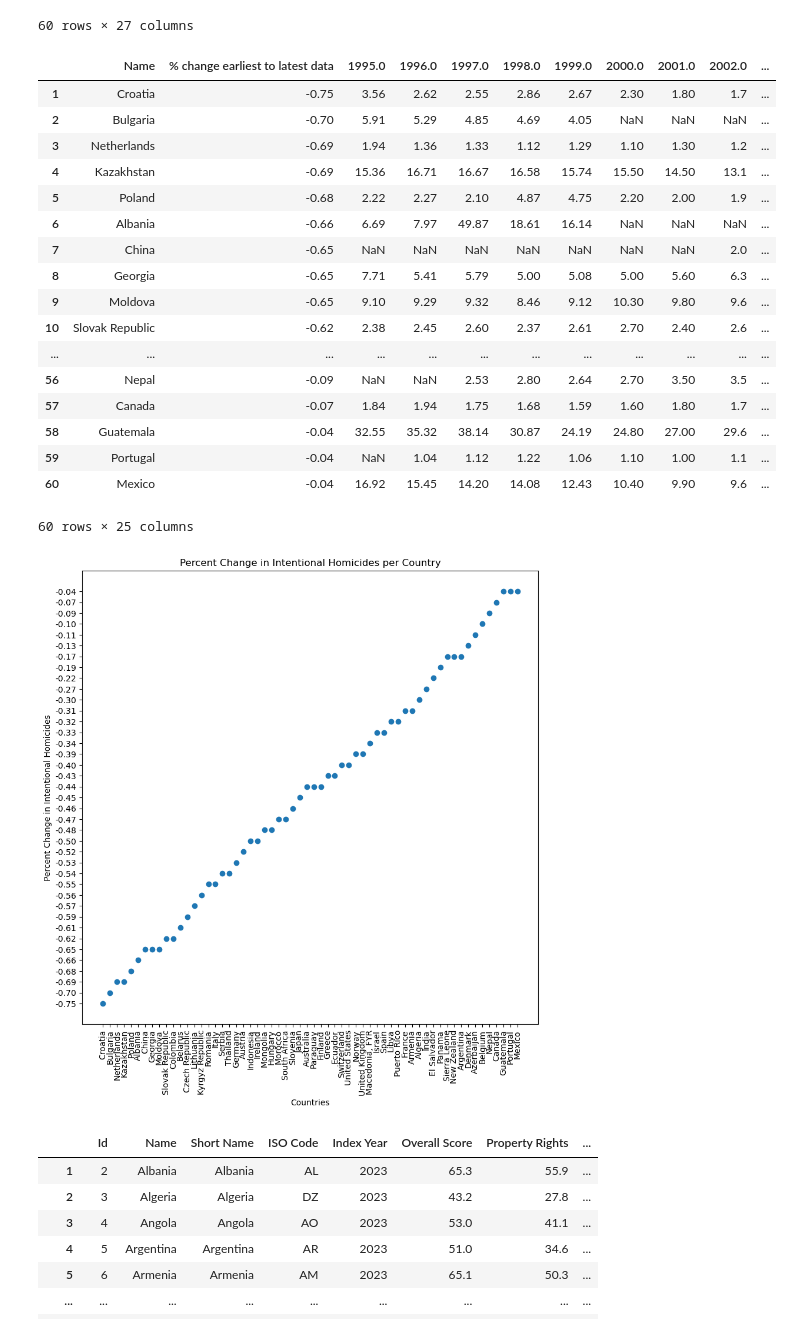
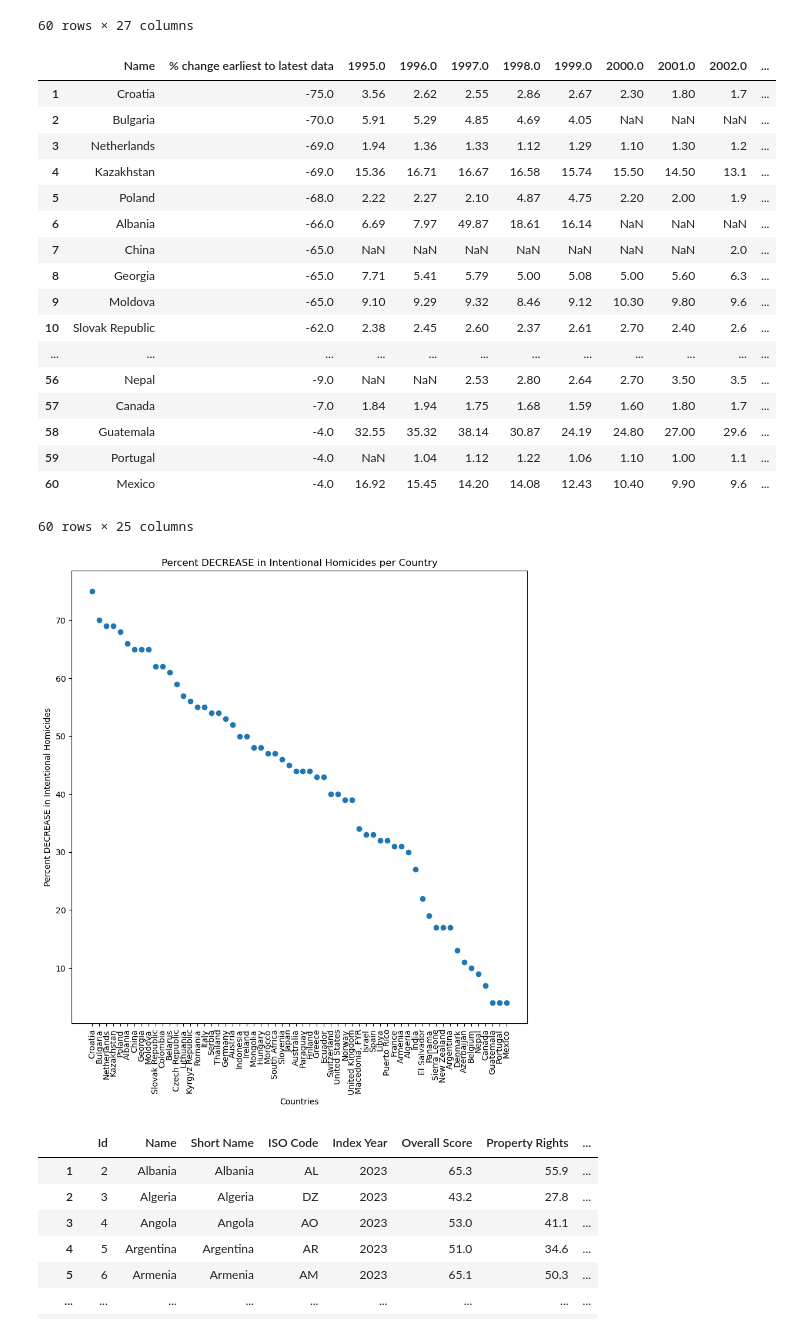
Before and after one commit to spencerjauslander/AugustProject1, a Jupyter notebook: Draft.ipynb, the cells around one changed output. Saved outputs shown, nothing was run; the diff lists cells and outputs as text; code cells hidden in the pictures.

Commit message:
Graph Changes

```diff
--- a/Draft.ipynb
+++ b/Draft.ipynb
@@ -46,37 +46,39 @@ Homicide_df
 # %%
 Homicide_df_final = Homicide_df.drop(columns=["source", "URL"])
 Homicide_df_final = Homicide_df_final.rename(columns={"country": "Name"})
+Homicide_df_final["% change earliest to latest data"] = pd.to_numeric(Homicide_df_final["% change earliest to latest data"])
+Homicide_df_final["% change earliest to latest data"] = Homicide_df_final["% change earliest to latest data"]*100
 Homicide_df_final
 # %% [output]
 |  | Name | % change earliest to latest data | 1995.0 | 1996.0 | 1997.0 | 1998.0 | 1999.0 | 2000.0 | 2001.0 | 2002.0 | ... |
-| 1 | Croatia | -0.75 | 3.56 | 2.62 | 2.55 | 2.86 | 2.67 | 2.30 | 1.80 | 1.7 | ... |
-| 2 | Bulgaria | -0.70 | 5.91 | 5.29 | 4.85 | 4.69 | 4.05 | NaN | NaN | NaN | ... |
-| 3 | Netherlands | -0.69 | 1.94 | 1.36 | 1.33 | 1.12 | 1.29 | 1.10 | 1.30 | 1.2 | ... |
-| 4 | Kazakhstan | -0.69 | 15.36 | 16.71 | 16.67 | 16.58 | 15.74 | 15.50 | 14.50 | 13.1 | ... |
-| 5 | Poland | -0.68 | 2.22 | 2.27 | 2.10 | 4.87 | 4.75 | 2.20 | 2.00 | 1.9 | ... |
-| 6 | Albania | -0.66 | 6.69 | 7.97 | 49.87 | 18.61 | 16.14 | NaN | NaN | NaN | ... |
-| 7 | China | -0.65 | NaN | NaN | NaN | NaN | NaN | NaN | NaN | 2.0 | ... |
-| 8 | Georgia | -0.65 | 7.71 | 5.41 | 5.79 | 5.00 | 5.08 | 5.00 | 5.60 | 6.3 | ... |
-| 9 | Moldova | -0.65 | 9.10 | 9.29 | 9.32 | 8.46 | 9.12 | 10.30 | 9.80 | 9.6 | ... |
-| 10 | Slovak Republic | -0.62 | 2.38 | 2.45 | 2.60 | 2.37 | 2.61 | 2.70 | 2.40 | 2.6 | ... |
+| 1 | Croatia | -75.0 | 3.56 | 2.62 | 2.55 | 2.86 | 2.67 | 2.30 | 1.80 | 1.7 | ... |
+| 2 | Bulgaria | -70.0 | 5.91 | 5.29 | 4.85 | 4.69 | 4.05 | NaN | NaN | NaN | ... |
+| 3 | Netherlands | -69.0 | 1.94 | 1.36 | 1.33 | 1.12 | 1.29 | 1.10 | 1.30 | 1.2 | ... |
+| 4 | Kazakhstan | -69.0 | 15.36 | 16.71 | 16.67 | 16.58 | 15.74 | 15.50 | 14.50 | 13.1 | ... |
+| 5 | Poland | -68.0 | 2.22 | 2.27 | 2.10 | 4.87 | 4.75 | 2.20 | 2.00 | 1.9 | ... |
+| 6 | Albania | -66.0 | 6.69 | 7.97 | 49.87 | 18.61 | 16.14 | NaN | NaN | NaN | ... |
+| 7 | China | -65.0 | NaN | NaN | NaN | NaN | NaN | NaN | NaN | 2.0 | ... |
+| 8 | Georgia | -65.0 | 7.71 | 5.41 | 5.79 | 5.00 | 5.08 | 5.00 | 5.60 | 6.3 | ... |
+| 9 | Moldova | -65.0 | 9.10 | 9.29 | 9.32 | 8.46 | 9.12 | 10.30 | 9.80 | 9.6 | ... |
+| 10 | Slovak Republic | -62.0 | 2.38 | 2.45 | 2.60 | 2.37 | 2.61 | 2.70 | 2.40 | 2.6 | ... |
 | ... | ... | ... | ... | ... | ... | ... | ... | ... | ... | ... | ... |
-| 56 | Nepal | -0.09 | NaN | NaN | 2.53 | 2.80 | 2.64 | 2.70 | 3.50 | 3.5 | ... |
-| 57 | Canada | -0.07 | 1.84 | 1.94 | 1.75 | 1.68 | 1.59 | 1.60 | 1.80 | 1.7 | ... |
-| 58 | Guatemala | -0.04 | 32.55 | 35.32 | 38.14 | 30.87 | 24.19 | 24.80 | 27.00 | 29.6 | ... |
-| 59 | Portugal | -0.04 | NaN | 1.04 | 1.12 | 1.22 | 1.06 | 1.10 | 1.00 | 1.1 | ... |
-| 60 | Mexico | -0.04 | 16.92 | 15.45 | 14.20 | 14.08 | 12.43 | 10.40 | 9.90 | 9.6 | ... |
+| 56 | Nepal | -9.0 | NaN | NaN | 2.53 | 2.80 | 2.64 | 2.70 | 3.50 | 3.5 | ... |
+| 57 | Canada | -7.0 | 1.84 | 1.94 | 1.75 | 1.68 | 1.59 | 1.60 | 1.80 | 1.7 | ... |
+| 58 | Guatemala | -4.0 | 32.55 | 35.32 | 38.14 | 30.87 | 24.19 | 24.80 | 27.00 | 29.6 | ... |
+| 59 | Portugal | -4.0 | NaN | 1.04 | 1.12 | 1.22 | 1.06 | 1.10 | 1.00 | 1.1 | ... |
+| 60 | Mexico | -4.0 | 16.92 | 15.45 | 14.20 | 14.08 | 12.43 | 10.40 | 9.90 | 9.6 | ... |
 60 rows × 25 columns
 # %%
 plt.figure(figsize=(10,10))
-plt.scatter(Homicide_df_final["Name"],Homicide_df_final["% change earliest to latest data"])
+plt.scatter(Homicide_df_final["Name"],abs(Homicide_df_final["% change earliest to latest data"]))
 plt.xticks(Homicide_df_final["Name"],rotation=90)
 plt.xlabel("Countries")
-plt.ylabel("Percent Change in Intentional Homicides")
-plt.title("Percent Change in Intentional Homicides per Country")
+plt.ylabel("Percent DECREASE in Intentional Homicides")
+plt.title("Percent DECREASE in Intentional Homicides per Country")
 plt.savefig("Images/Fig1.png")
 plt.show()
 # %% [output]
-[figure, old version]
+[figure, new version]
 # %%
 Freedom_df_raw = pd.read_csv("freedom-scores.csv")
 Freedom_df = Freedom_df_raw.dropna(subset=['Overall Score'])
```
Also changed, not shown: parts of 2 cells of this notebook, 2 other files.
